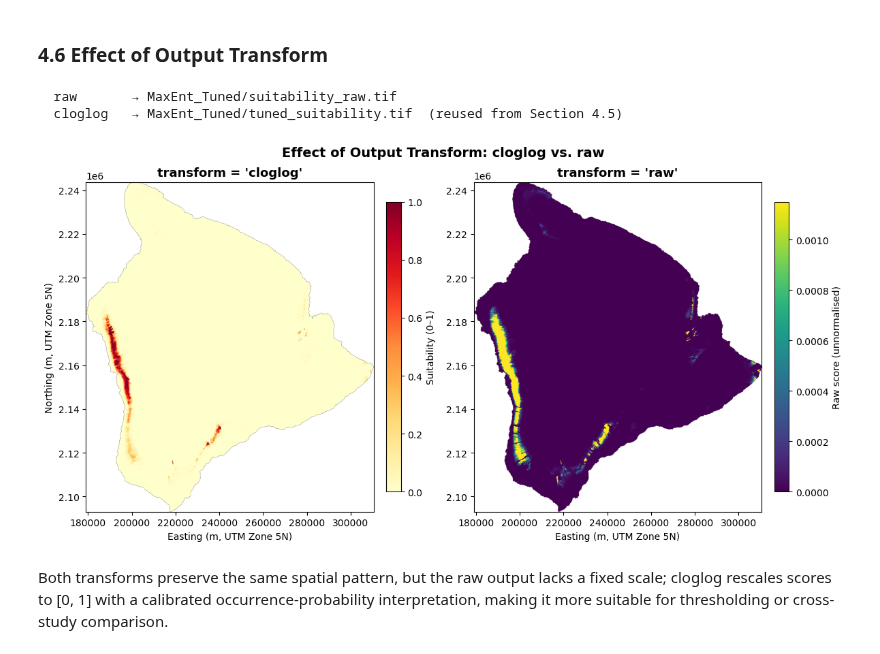
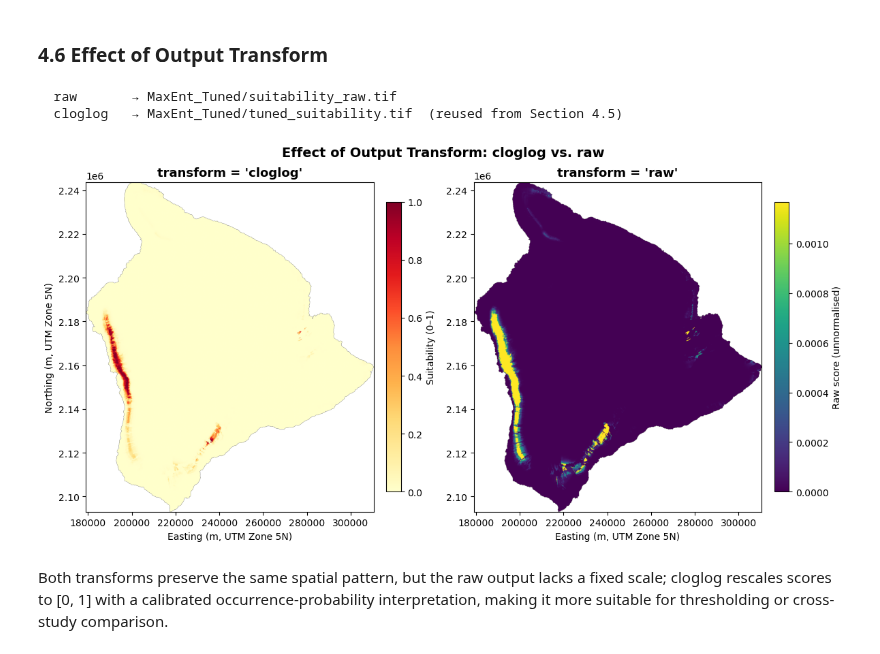
Before and after one commit to Jadey-Gao/Species-Distribution-Modeling-with-MaxEnt-I-GUIDE-, a Jupyter notebook: Species_Distribution_Modeling_with_MaxEnt.ipynb, the cells around one changed output. Drawn from its saved outputs; the diff is of its cells as text; code cells hidden in the pictures.

Commit message:
Fix MaxentModel random_state compatibility

```diff
--- a/Species_Distribution_Modeling_with_MaxEnt.ipynb
+++ b/Species_Distribution_Modeling_with_MaxEnt.ipynb
@@ -478,7 +475,7 @@ The annotation step confirmed that all 6,014 coffee presence points fell within
 # ── Stratified train/test split — preserves presence-to-background ratio ──────
 
 X_train, X_test, y_train, y_test = train_test_split(
-    X, y, test_size=TEST_FRACTION, stratify=y, random_state=RANDOM_STATE
+    X, y, test_size=TEST_FRACTION, stratify=y
 )
 print(f"Train: {len(X_train):,} samples  ({y_train.sum():.0f} presence + {(y_train==0).sum():.0f} background)")
 print(f"Test : {len(X_test):,}  samples  ({y_test.sum():.0f}  presence + {(y_test==0).sum():.0f}  background)")
@@ -488,7 +485,6 @@ model = elapid.MaxentModel(
     feature_types   = FEATURE_TYPES,
     transform       = TRANSFORM,
     beta_multiplier = BETA_MULTIPLIER,
-    random_state    = RANDOM_STATE,
 )
 
 # fit model on training data; pass categorical column indices for proper encoding
@@ -695,7 +691,7 @@ for n_bg in N_BG_GRID:
     )
     y_gs = np.concatenate([np.ones(len(presence_ann)), np.zeros(len(bg_ann_))])
     X_tr, X_te, y_tr, y_te = train_test_split(
-        X_gs, y_gs, test_size=TEST_FRACTION, stratify=y_gs, random_state=RANDOM_STATE,
+        X_gs, y_gs, test_size=TEST_FRACTION, stratify=y_gs
     )
 
     for var_label, var_set in VAR_SETS.items():
@@ -708,7 +704,7 @@ for n_bg in N_BG_GRID:
             for beta in BETA_GRID:
                 m = elapid.MaxentModel(
                     feature_types=ft, transform=GS_TRANSFORM,
-                    beta_multiplier=beta, random_state=RANDOM_STATE,
+                    beta_multiplier=beta,
                 )
                 m.fit(X_tr_sub, y_tr, categorical=cat_idx_sub, labels=var_set)
                 tr_auc = roc_auc_score(y_tr, m.predict(X_tr_sub))
@@ -786,14 +782,13 @@ y_tuned = np.concatenate([np.ones(len(presence_ann)), np.zeros(len(bg_tuned_ann)
 
 # Stratified split preserves the presence-to-background ratio in both partitions
 X_train_t, X_test_t, y_train_t, y_test_t = train_test_split(
-    X_tuned, y_tuned, test_size=TEST_FRACTION, stratify=y_tuned, random_state=RANDOM_STATE,
+    X_tuned, y_tuned, test_size=TEST_FRACTION, stratify=y_tuned,
 )
 
 tuned_model = elapid.MaxentModel(
     feature_types   = BEST_FEATURES,
     transform       = "cloglog",
     beta_multiplier = BEST_BETA,
-    random_state    = RANDOM_STATE,
 )
 tuned_model.fit(X_train_t, y_train_t, categorical=cat_indices_t, labels=BEST_VARS)
 
@@ -1072,7 +1067,6 @@ m_raw    = elapid.MaxentModel(
     feature_types   = BEST_FEATURES,
     transform       = "raw",
     beta_multiplier = BEST_BETA,
-    random_state    = RANDOM_STATE,
 )
 m_raw.fit(X_train_t, y_train_t, categorical=cat_indices_t, labels=BEST_VARS)
 raw_raster = os.path.join(TUNED_OUTPUT_DIR, "suitability_raw.tif")
@@ -1093,34 +1087,34 @@ for ax, raster_path, tr in [
         bounds = src.bounds
     arr   = np.where(arr == nd, np.nan, arr)
     valid = arr[~np.isnan(arr)]
 
     if tr == "raw":
         v0, v1 = np.percentile(valid, [2, 98])   # clip extremes so spatial pattern is visible
         cmap_  = "viridis"
         clabel = "Raw score (unnormalised)"
     else:
         v0, v1 = 0, 1
         cmap_  = "YlOrRd"
         clabel = "Suitability (0–1)"
 
     im = ax.imshow(
         arr, cmap=cmap_, vmin=v0, vmax=v1,
         extent=[bounds.left, bounds.right, bounds.bottom, bounds.top],
         origin="upper", aspect="equal",
     )
     fig.colorbar(im, ax=ax, fraction=0.046, pad=0.04, label=clabel)
     ax.set_title(f"transform = '{tr}'", fontsize=13, fontweight="bold")
     ax.set_xlabel("Easting (m, UTM Zone 5N)")
     ax.ticklabel_format(useOffset=False)
 
 axes[0].set_ylabel("Northing (m, UTM Zone 5N)")
 fig.suptitle("Effect of Output Transform: cloglog vs. raw", fontsize=14, fontweight="bold")
 plt.tight_layout()
 plt.show()
 # %% [output]
   raw       → MaxEnt_Tuned/suitability_raw.tif
   cloglog   → MaxEnt_Tuned/tuned_suitability.tif  (reused from Section 4.5)
-[figure, old version]
+[figure, new version]
 # %% [markdown]
 Both transforms preserve the same spatial pattern, but the raw output lacks a fixed scale; cloglog rescales scores to [0, 1] with a calibrated occurrence-probability interpretation, making it more suitable for thresholding or cross-study comparison.
 # %% [markdown]
```
Also changed, not shown: parts of 13 cells of this notebook, 5 other files.
